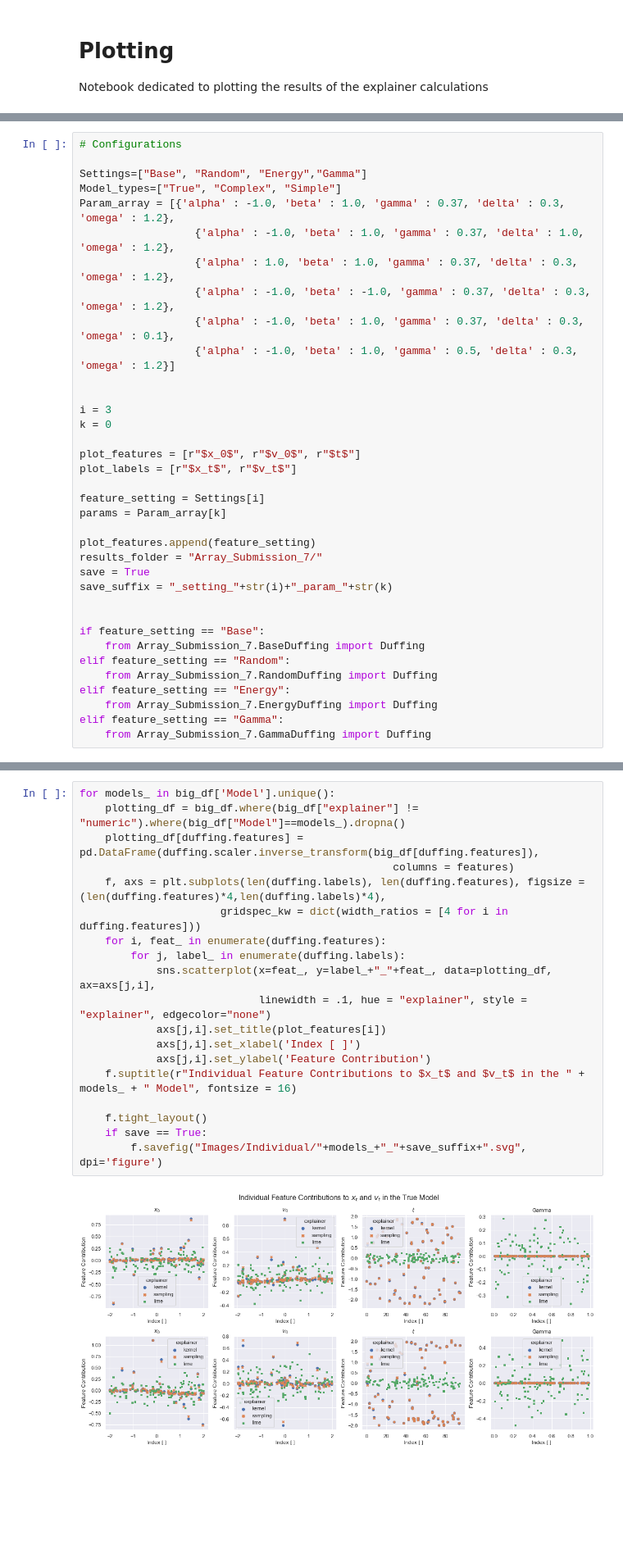
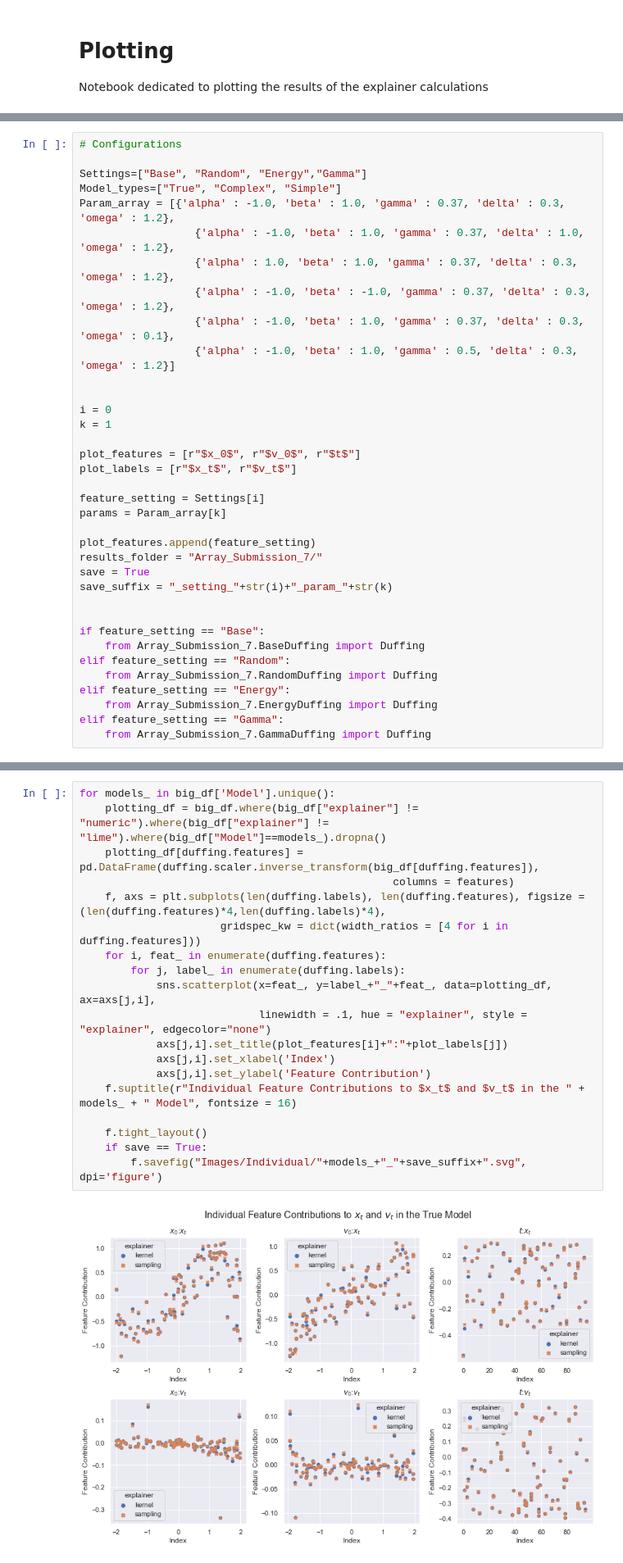
Before and after one commit to wgrosche/XAI, a Jupyter notebook: Plotting/Plotting_Notebook_all.ipynb, the cells around one changed output, grey strips where cells are left out. Shown: that part at 82% size. Saved outputs shown, nothing was run; the diff lists cells and outputs as text; blank space fills up the shorter version.

Commit message:
lime only run

```diff
--- a/Plotting/Plotting_Notebook_all.ipynb
+++ b/Plotting/Plotting_Notebook_all.ipynb
@@ -61,8 +61,8 @@ Param_array = [{'alpha' : -1.0, 'beta' : 1.0, 'gamma' : 0.37, 'delta' : 0.3, 'om
                   {'alpha' : -1.0, 'beta' : 1.0, 'gamma' : 0.5, 'delta' : 0.3, 'omega' : 1.2}]
 
 
-i = 3
-k = 0
+i = 0
+k = 1
 
 plot_features = [r"$x_0$", r"$v_0$", r"$t$"]
 plot_labels = [r"$x_t$", r"$v_t$"]
@@ -277,21 +277,21 @@ if save == True:
 # %%
 for models_ in big_df['Model'].unique():
-    plotting_df = big_df.where(big_df["explainer"] != "numeric").where(big_df["Model"]==models_).dropna()
+    plotting_df = big_df.where(big_df["explainer"] != "numeric").where(big_df["explainer"] != "lime").where(big_df["Model"]==models_).dropna()
     plotting_df[duffing.features] = pd.DataFrame(duffing.scaler.inverse_transform(big_df[duffing.features]),
                                                  columns = features)
     f, axs = plt.subplots(len(duffing.labels), len(duffing.features), figsize = (len(duffing.features)*4,len(duffing.labels)*4),
                       gridspec_kw = dict(width_ratios = [4 for i in duffing.features]))
     for i, feat_ in enumerate(duffing.features):
         for j, label_ in enumerate(duffing.labels):
             sns.scatterplot(x=feat_, y=label_+"_"+feat_, data=plotting_df, ax=axs[j,i],
                             linewidth = .1, hue = "explainer", style = "explainer", edgecolor="none")
-            axs[j,i].set_title(plot_features[i])
-            axs[j,i].set_xlabel('Index [ ]')
+            axs[j,i].set_title(plot_features[i]+":"+plot_labels[j])
+            axs[j,i].set_xlabel('Index')
             axs[j,i].set_ylabel('Feature Contribution')
     f.suptitle(r"Individual Feature Contributions to $x_t$ and $v_t$ in the " + models_ + " Model", fontsize = 16)
 
     f.tight_layout()
     if save == True:
         f.savefig("Images/Individual/"+models_+"_"+save_suffix+".svg", dpi='figure')
 # %% [output]
-[figure, old version]
+[figure, new version]
```
Also changed, not shown: parts of 17 cells of this notebook, 3 other files.
